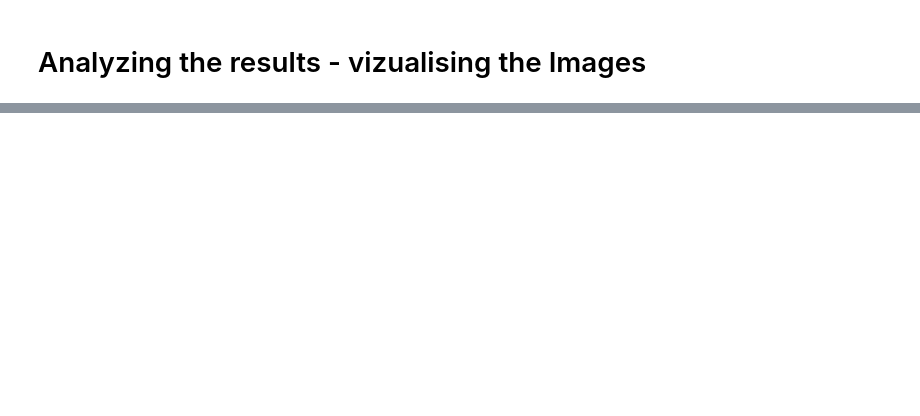
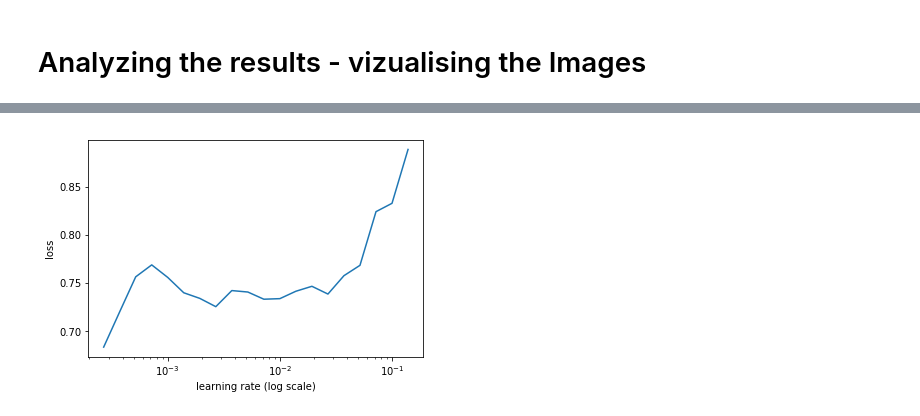
Before and after one commit to Sindreedelange/Various_DL, a Jupyter notebook: Personal_Projects/Boy_Girl_Classifying/MaleFemaleClassification.ipynb, the cells around one changed output, grey strips where cells are left out. Cells and saved outputs as stored; diff of their text form; code cells hidden in the pictures; blank space fills up the shorter version.

```diff
--- a/Personal_Projects/Boy_Girl_Classifying/MaleFemaleClassification.ipynb
+++ b/Personal_Projects/Boy_Girl_Classifying/MaleFemaleClassification.ipynb
@@ -381,0 +607,12 @@ plot_val_with_title(most_uncertain, "Most uncertain predictions")
+# %%
+arch = resnet101
+sz = 299 # One of two standards for ImageNet (224)
+bs = 32 # 64 resulted in cuda-out-of-memory-error
+# %%
+ps = [0.4, 0.6, 0.9]
+# %%
+tfms = tfms_from_model(arch, sz, aug_tfms=RandomFlip(), max_zoom=1.1)
+data = ImageClassifierData.from_paths(PATH, tfms=tfms, bs=bs, num_workers=4)
+learn = ConvLearner.pretrained(arch, data, ps=ps)
+# %%
+learn.fit(1e-3, 2)
@@ -381,0 +638,4 @@ plot_val_with_title(most_uncertain, "Most uncertain predictions")
+# %%
+learn.sched.plot()
+# %% [output]
+[figure, added]
```
Also changed, not shown: parts of 94 cells of this notebook, 1 other file.
